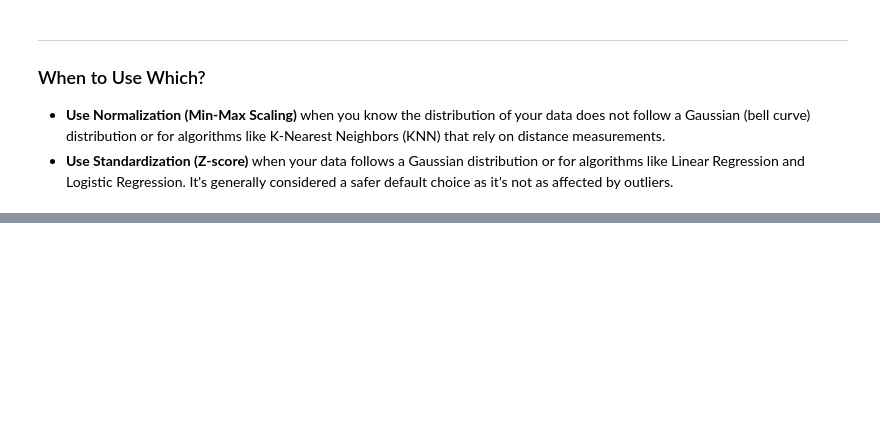
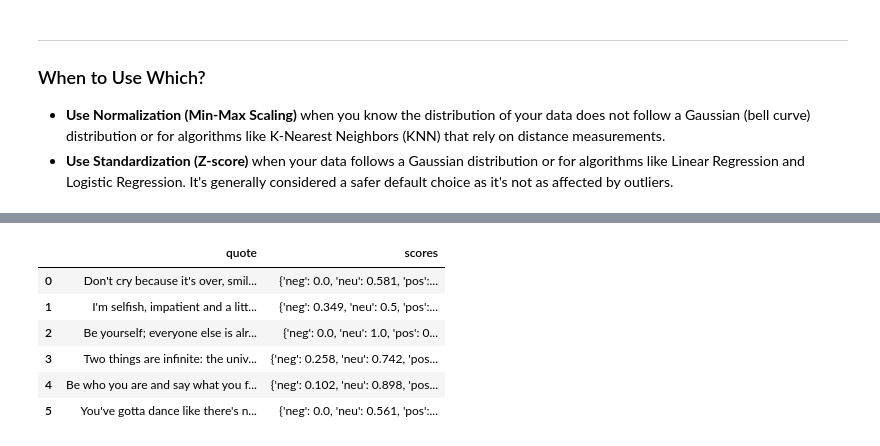
Before and after one commit to lnittala1-ops/BAN482, a Jupyter notebook: BAN482_Data_Wrangling.ipynb, the cells around one changed output, grey strips where cells are left out. Saved outputs shown, nothing was run; the diff lists cells and outputs as text; code cells hidden in the pictures; blank space fills up the shorter version.

```diff
--- a/BAN482_Data_Wrangling.ipynb
+++ b/BAN482_Data_Wrangling.ipynb
@@ -798,0 +932,15 @@ print(genre_counts)
+# %%
+from nltk.sentiment import SentimentIntensityAnalyzer
+sia = SentimentIntensityAnalyzer()
+# Add polarity scores to the quotes dataframe
+quotes['scores']= quotes['quote'].apply(sia.polarity_scores)
+# %%
+quotes.head(6)
+# %% [output]
+|  | quote | scores |
+| 0 | Don't cry because it's over, smil... | {'neg': 0.0, 'neu': 0.581, 'pos':... |
+| 1 | I'm selfish, impatient and a litt... | {'neg': 0.349, 'neu': 0.5, 'pos':... |
+| 2 | Be yourself; everyone else is alr... | {'neg': 0.0, 'neu': 1.0, 'pos': 0... |
+| 3 | Two things are infinite: the univ... | {'neg': 0.258, 'neu': 0.742, 'pos... |
+| 4 | Be who you are and say what you f... | {'neg': 0.102, 'neu': 0.898, 'pos... |
+| 5 | You've gotta dance like there's n... | {'neg': 0.0, 'neu': 0.561, 'pos':... |
```
Also changed, not shown: parts of 19 cells of this notebook.
